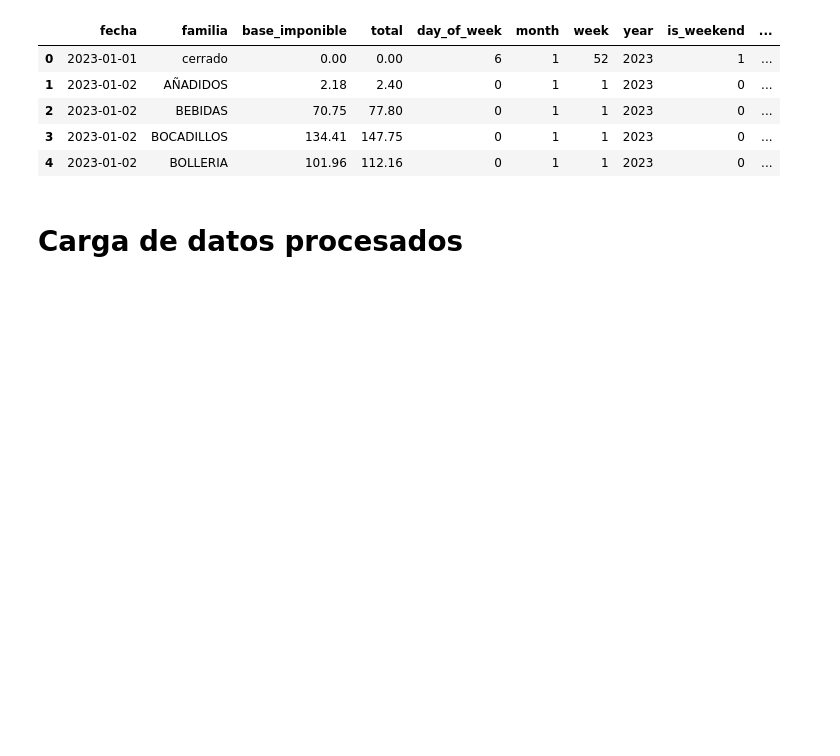
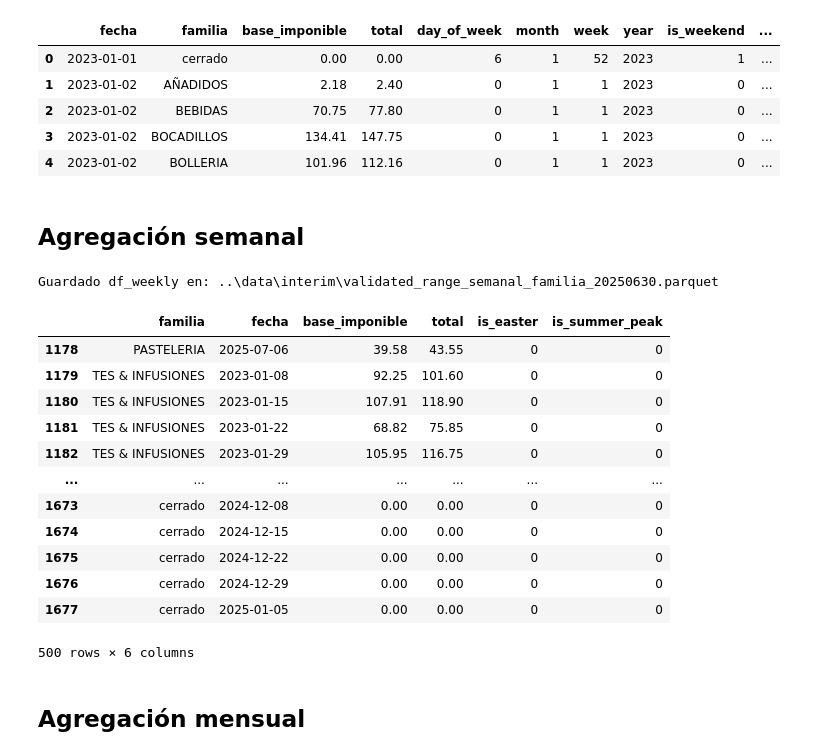
Before and after one commit to joquifer2/mlops_fleca_project, a Jupyter notebook: notebooks/v2_01_load_raw_data.ipynb, the cells around one changed output. Drawn from its saved outputs; the diff is of its cells as text; code cells hidden in the pictures; blank space fills up the shorter version.

Commit message:
Corrección de la agregación semanal y guardado en carpeta interim

```diff
--- a/notebooks/v2_01_load_raw_data.ipynb
+++ b/notebooks/v2_01_load_raw_data.ipynb
@@ -533,2 +603,2 @@ df_fleca_agg.head()
 # %% [markdown]
-# Carga de datos procesados
+## Agregación semanal
@@ -537,0 +605,46 @@ df_fleca.to_parquet('../data/interim/validated_range_dates_20250630.parquet', in
+# %%
+import pandas as pd
+from pathlib import Path
+
+# --- Directorio para datos intermedios ---
+data_dir = Path('..') / 'data' / 'interim'
+data_dir.mkdir(parents=True, exist_ok=True)
+
+# --- Agregación Semanal Dinámica ---
+def aggregate_weekly(df_daily: pd.DataFrame) -> pd.DataFrame:
+    """Genera vista semanal a partir de df_daily"""
+    df_weekly = (
+        df_daily
+        .set_index('fecha')
+        .groupby('familia')[['base_imponible','total','is_easter','is_summer_peak']]
+        .resample('W')
+        .sum()
+        .reset_index()
+    )
+    return df_weekly
+
+# Generar y guardar df_weekly
+df_weekly = aggregate_weekly(df_fleca_agg)
+weekly_path = data_dir / 'validated_range_semanal_familia_20250630.parquet'
+df_weekly.to_parquet(weekly_path, index=False)
+print(f"Guardado df_weekly en: {weekly_path}")
+# %% [output]
+Guardado df_weekly en: ..\data\interim\validated_range_semanal_familia_20250630.parquet
+# %%
+df_weekly.tail(500)
+# %% [output]
+|  | familia | fecha | base_imponible | total | is_easter | is_summer_peak |
+| 1178 | PASTELERIA | 2025-07-06 | 39.58 | 43.55 | 0 | 0 |
+| 1179 | TES & INFUSIONES | 2023-01-08 | 92.25 | 101.60 | 0 | 0 |
+| 1180 | TES & INFUSIONES | 2023-01-15 | 107.91 | 118.90 | 0 | 0 |
+| 1181 | TES & INFUSIONES | 2023-01-22 | 68.82 | 75.85 | 0 | 0 |
+| 1182 | TES & INFUSIONES | 2023-01-29 | 105.95 | 116.75 | 0 | 0 |
+| ... | ... | ... | ... | ... | ... | ... |
+| 1673 | cerrado | 2024-12-08 | 0.00 | 0.00 | 0 | 0 |
+| 1674 | cerrado | 2024-12-15 | 0.00 | 0.00 | 0 | 0 |
+| 1675 | cerrado | 2024-12-22 | 0.00 | 0.00 | 0 | 0 |
+| 1676 | cerrado | 2024-12-29 | 0.00 | 0.00 | 0 | 0 |
+| 1677 | cerrado | 2025-01-05 | 0.00 | 0.00 | 0 | 0 |
+500 rows × 6 columns
+# %% [markdown]
+## Agregación mensual
```
Also changed, not shown: parts of 10 cells of this notebook, 1 other file.
